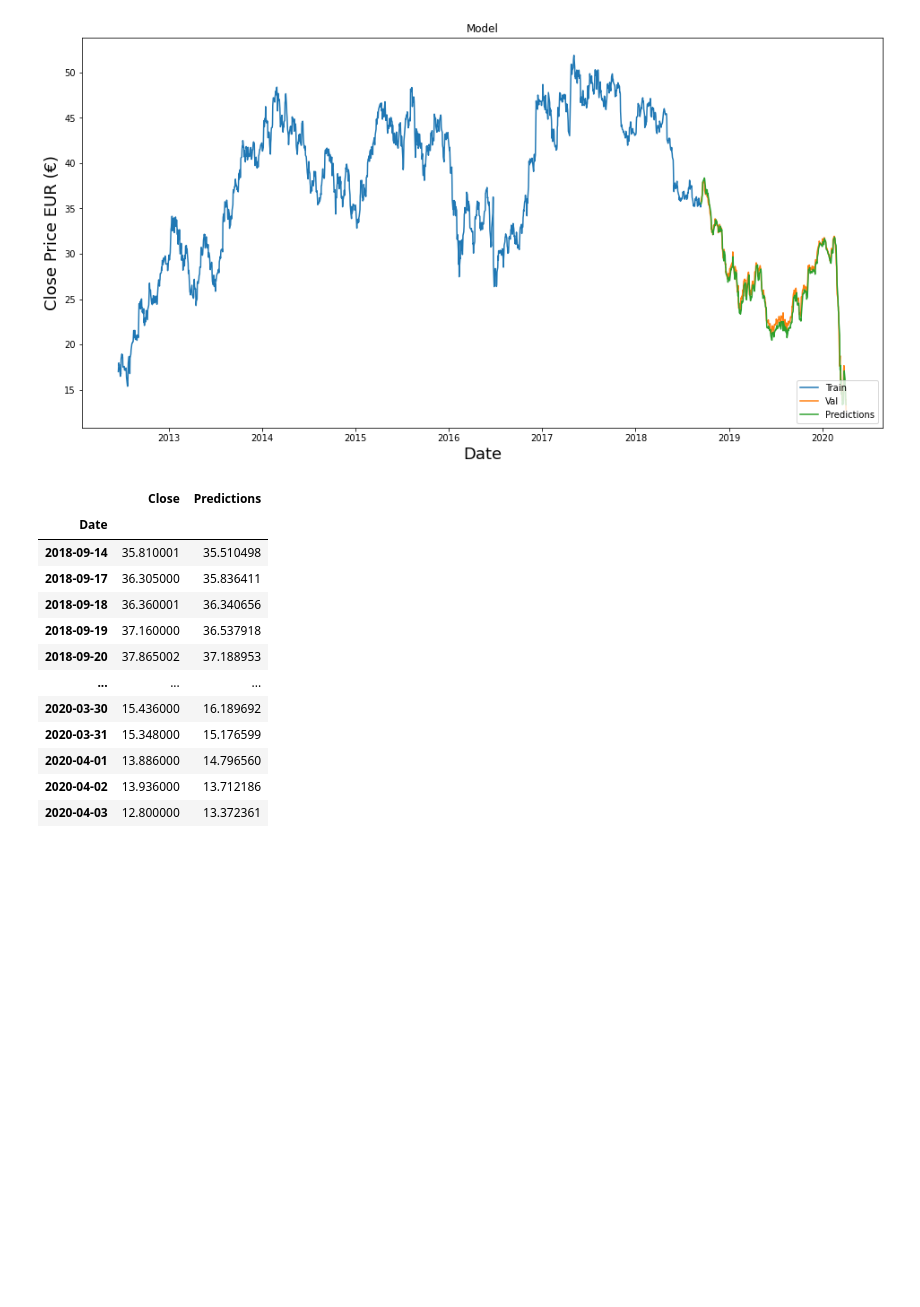
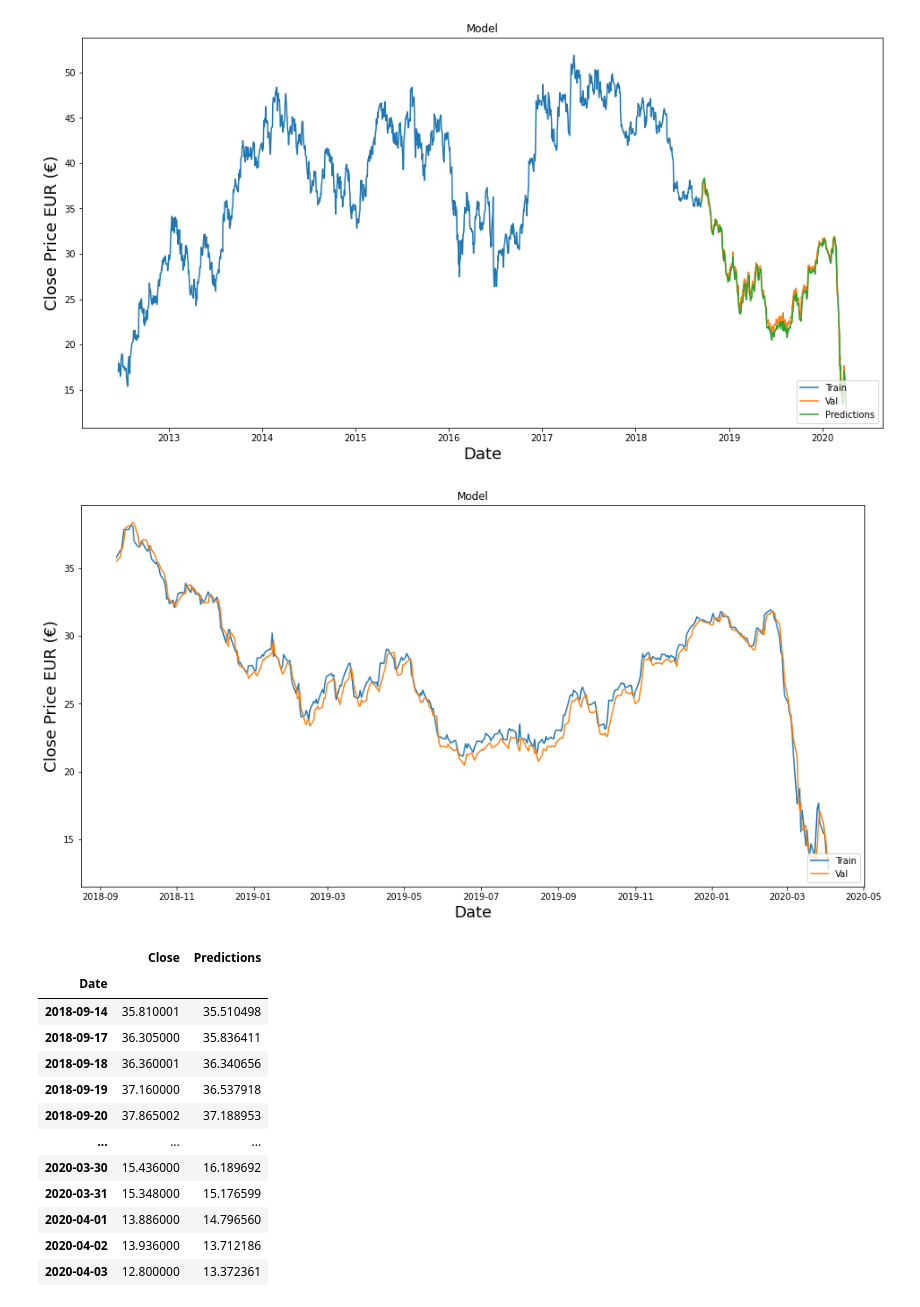
Before and after one commit to omarmorsli/Stock-Price-Prediction, a Jupyter notebook: Stock_Price_Prediction.ipynb, the cells around one changed output. Drawn from its saved outputs; the diff is of its cells as text; code cells hidden in the pictures; blank space fills up the shorter version.

```diff
--- a/Stock_Price_Prediction.ipynb
+++ b/Stock_Price_Prediction.ipynb
@@ -240,6 +240,17 @@ Try using .loc[row_indexer,col_indexer] = value instead
 See the caveats in the documentation: https://pandas.pydata.org/pandas-docs/stable/user_guide/indexing.html#returning-a-view-versus-a-copy
   This is separate from the ipykernel package so we can avoid doing imports until
 [figure]
+# %%
+#Zoom on prediction
+plt.figure(figsize=(16,8))
+plt.title('Model')
+plt.xlabel('Date', fontsize=18)
+plt.ylabel('Close Price EUR (€)', fontsize=18)
+plt.plot(valid[['Close', 'Predictions']])
+plt.legend(['Train', 'Val', 'Predictions'], loc='lower right')
+plt.show()
+# %% [output]
+[figure, added]
 # %%
 #Show the valid and predicted prices
 valid
```
Also changed, not shown: parts of 1 cell of this notebook.
